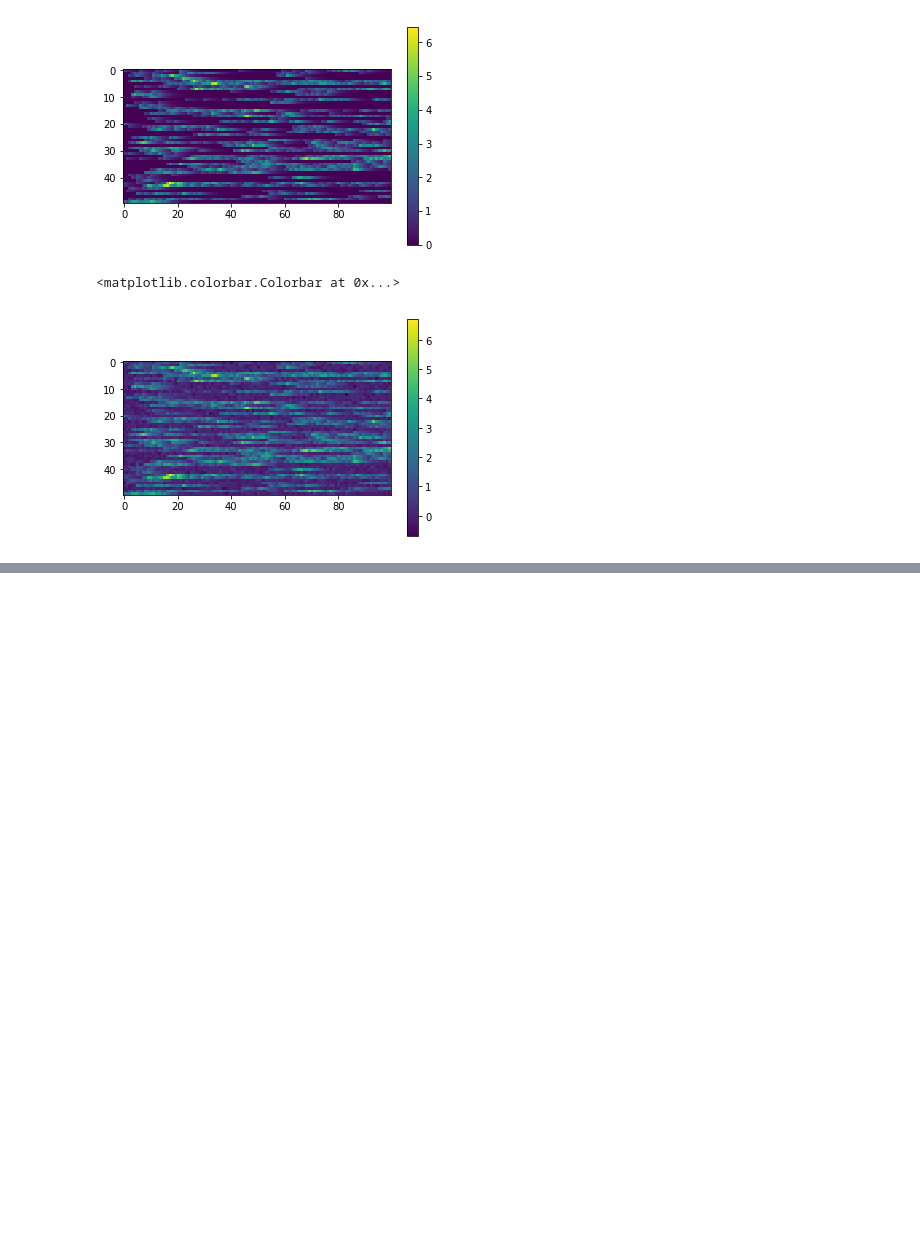
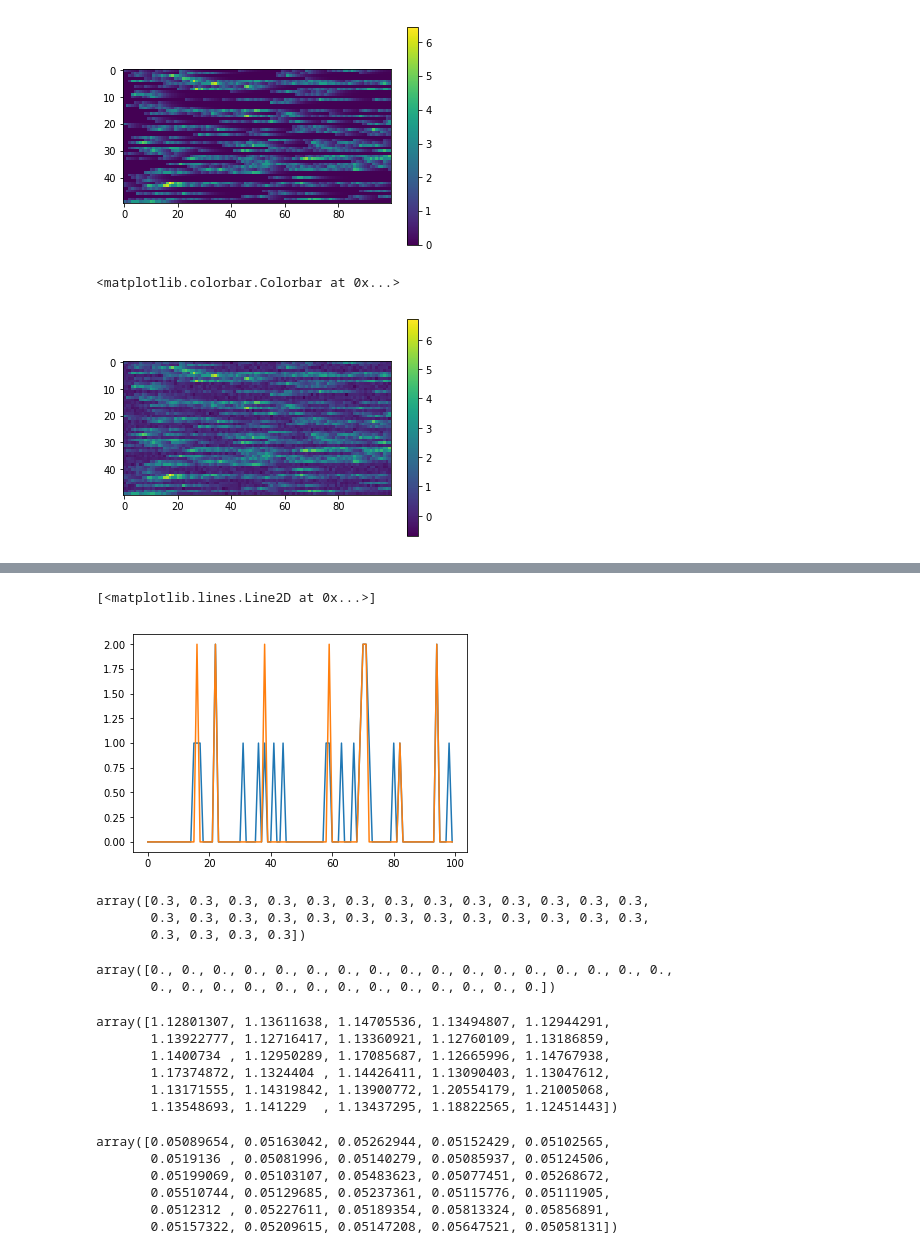
Before and after one commit to lyprince/hierarchical_lfads, a Jupyter notebook: synthetic_data.ipynb, the cells around one changed output, grey strips where cells are left out. Cells and saved outputs as stored; diff of their text form; code cells hidden in the pictures; blank space fills up the shorter version.

```diff
--- a/synthetic_data.ipynb
+++ b/synthetic_data.ipynb
@@ -204,0 +226,35 @@ plt.colorbar()
+# %%
+plt.plot(S[10, :, 10])
+plt.plot(oS[10, :, 10])
+# %% [output]
+[<matplotlib.lines.Line2D at 0x...>]
+[figure, added]
+# %%
+data_dict['obs_tau_init']
+# %% [output]
+array([0.3, 0.3, 0.3, 0.3, 0.3, 0.3, 0.3, 0.3, 0.3, 0.3, 0.3, 0.3, 0.3,
+       0.3, 0.3, 0.3, 0.3, 0.3, 0.3, 0.3, 0.3, 0.3, 0.3, 0.3, 0.3, 0.3,
+       0.3, 0.3, 0.3, 0.3])
+# %%
+data_dict['obs_bias_init']
+# %% [output]
+array([0., 0., 0., 0., 0., 0., 0., 0., 0., 0., 0., 0., 0., 0., 0., 0., 0.,
+       0., 0., 0., 0., 0., 0., 0., 0., 0., 0., 0., 0., 0.])
+# %%
+data_dict['obs_gain_init']
+# %% [output]
+array([1.12801307, 1.13611638, 1.14705536, 1.13494807, 1.12944291,
+       1.13922777, 1.12716417, 1.13360921, 1.12760109, 1.13186859,
+       1.1400734 , 1.12950289, 1.17085687, 1.12665996, 1.14767938,
+       1.17374872, 1.1324404 , 1.14426411, 1.13090403, 1.13047612,
+       1.13171555, 1.14319842, 1.13900772, 1.20554179, 1.21005068,
+       1.13548693, 1.141229  , 1.13437295, 1.18822565, 1.12451443])
+# %%
+data_dict['obs_var_init']
+# %% [output]
+array([0.05089654, 0.05163042, 0.05262944, 0.05152429, 0.05102565,
+       0.0519136 , 0.05081996, 0.05140279, 0.05085937, 0.05124506,
+       0.05199069, 0.05103107, 0.05483623, 0.05077451, 0.05268672,
+       0.05510744, 0.05129685, 0.05237361, 0.05115776, 0.05111905,
+       0.0512312 , 0.05227611, 0.05189354, 0.05813324, 0.05856891,
+       0.05157322, 0.05209615, 0.05147208, 0.05647521, 0.05058131])
```
Also changed, not shown: parts of 15 cells of this notebook, 6 other files.
